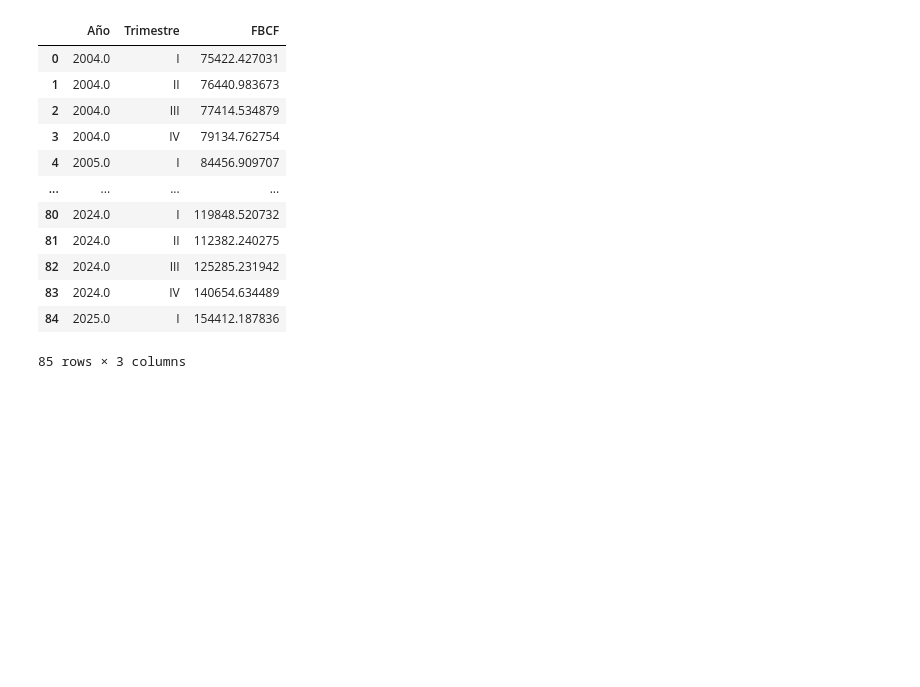
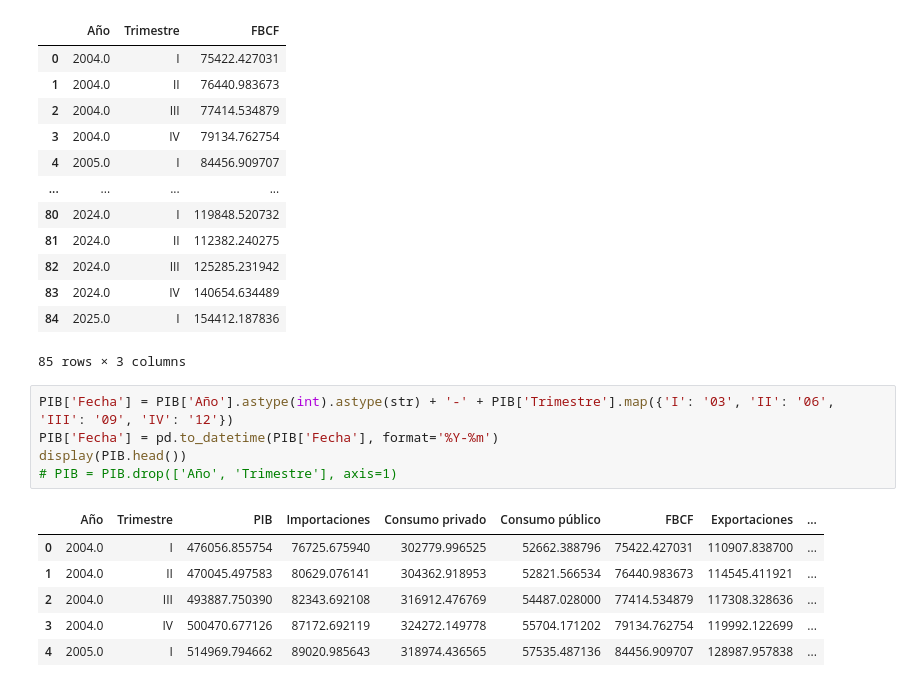
Before and after one commit to ASiso-m/CursoLeo, a Jupyter notebook: PIB_INDE.ipynb, the cells around one changed output. Cells and saved outputs as stored; diff of their text form; blank space fills up the shorter version.

```diff
--- a/PIB_INDE.ipynb
+++ b/PIB_INDE.ipynb
@@ -43,6 +43,18 @@ PIB[['Año','Trimestre','FBCF']]
 | 83 | 2024.0 | IV | 140654.634489 |
 | 84 | 2025.0 | I | 154412.187836 |
 85 rows × 3 columns
+# %%
+PIB['Fecha'] = PIB['Año'].astype(int).astype(str) + '-' + PIB['Trimestre'].map({'I': '03', 'II': '06', 'III': '09', 'IV': '12'})
+PIB['Fecha'] = pd.to_datetime(PIB['Fecha'], format='%Y-%m')
+display(PIB.head())
+# PIB = PIB.drop(['Año', 'Trimestre'], axis=1)
+# %% [output]
+|  | Año | Trimestre | PIB | Importaciones | Consumo privado | Consumo público | FBCF | Exportaciones | ... |
+| 0 | 2004.0 | I | 476056.855754 | 76725.675940 | 302779.996525 | 52662.388796 | 75422.427031 | 110907.838700 | ... |
+| 1 | 2004.0 | II | 470045.497583 | 80629.076141 | 304362.918953 | 52821.566534 | 76440.983673 | 114545.411921 | ... |
+| 2 | 2004.0 | III | 493887.750390 | 82343.692108 | 316912.476769 | 54487.028000 | 77414.534879 | 117308.328636 | ... |
+| 3 | 2004.0 | IV | 500470.677126 | 87172.692119 | 324272.149778 | 55704.171202 | 79134.762754 | 119992.122699 | ... |
+| 4 | 2005.0 | I | 514969.794662 | 89020.985643 | 318974.436565 | 57535.487136 | 84456.909707 | 128987.957838 | ... |
 # %%
 # FBCF = PIB['FBCF']
 # crea la variable pero no la muestra
```
Also changed, not shown: parts of 2 cells of this notebook.
